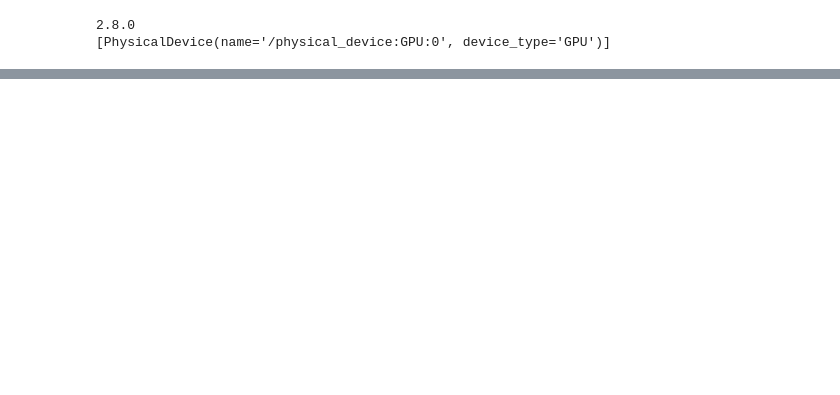
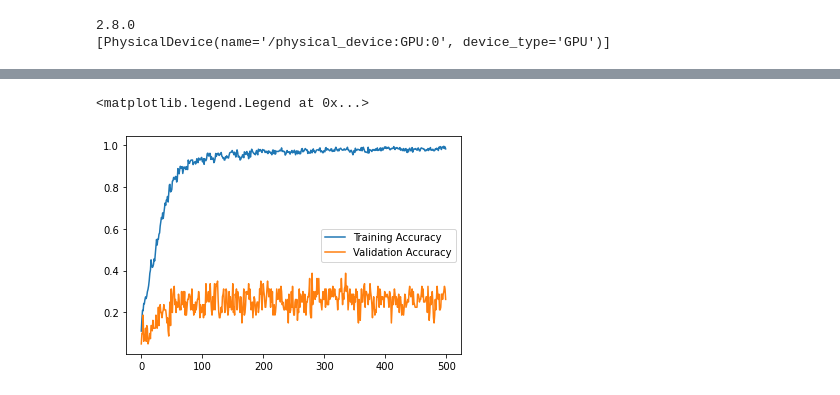
Before and after one commit to ArianeDlns/DeepCV-project, a Jupyter notebook: notebooks/pokemon_type_classifier.ipynb, the cells around one changed output, grey strips where cells are left out. Saved outputs shown, nothing was run; the diff lists cells and outputs as text; code cells hidden in the pictures; blank space fills up the shorter version.

```diff
--- a/notebooks/pokemon_type_classifier.ipynb
+++ b/notebooks/pokemon_type_classifier.ipynb
@@ -151,0 +244,15 @@ plt.legend()
+# %%
+#Get optimal parameters
+best_hps = tuner.get_best_hyperparameters()[0]
+print("Learning rate = ", best_hps.get('learning_rate'))
+print("Dropout = ", best_hps.get('dropout'))
+print("Dense units = ", best_hps.get('dense'))
+
+#Building h_model
+h_model = build_model(best_hps)
+
+#Train the model with best hyperparameters
+nb_epochs = 500
+fitted_h_model = h_model.fit(training_set,
+                             epochs = nb_epochs,
+                             validation_data = val_set)
@@ -151,0 +277,8 @@ plt.legend()
+# %%
+plt.figure()
+plt.plot([i for i in range(nb_epochs)],fitted_h_model.history['accuracy'], label = "Training Accuracy")
+plt.plot([i for i in range(nb_epochs)],fitted_h_model.history['val_accuracy'], label = "Validation Accuracy")
+plt.legend()
+# %% [output]
+<matplotlib.legend.Legend at 0x...>
+[figure, added]
```
Also changed, not shown: parts of 16 cells of this notebook, 2 other files.
